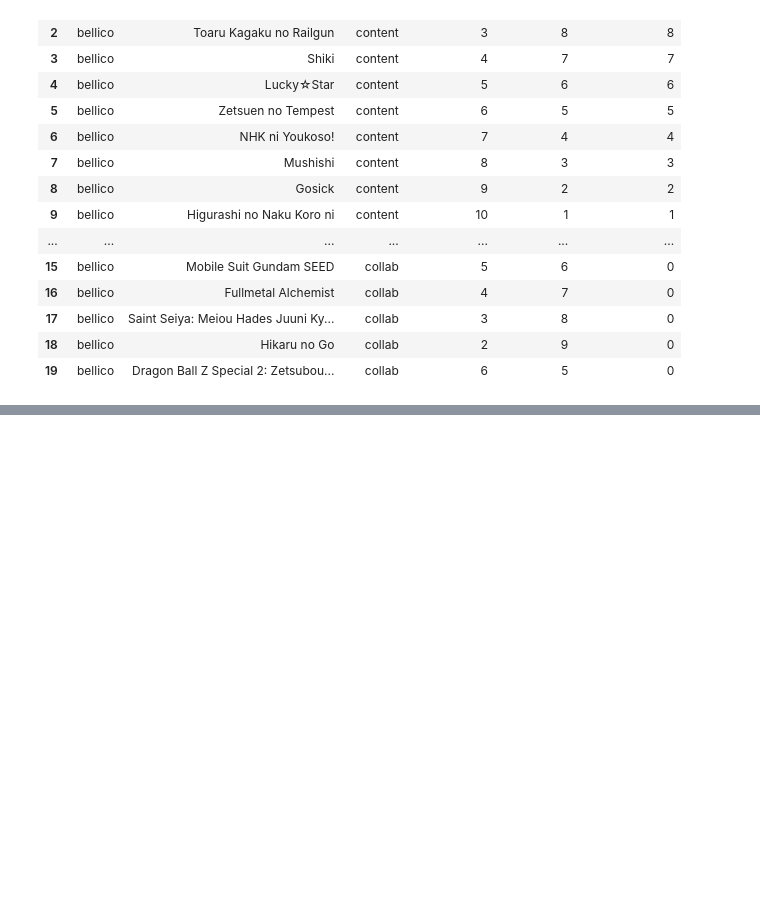
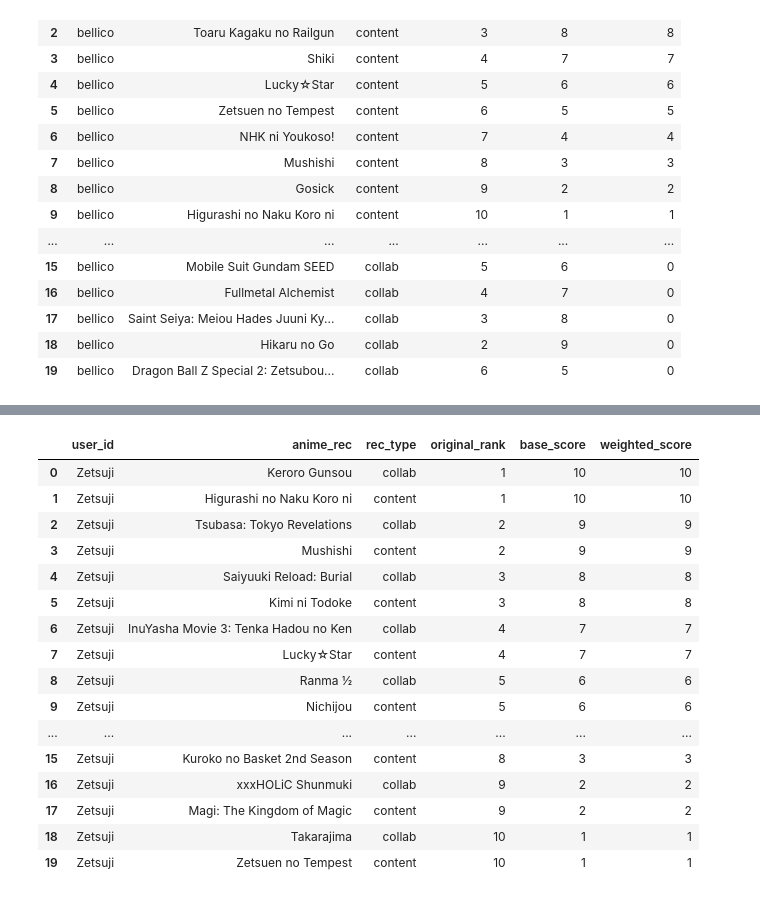
Before and after one commit to binh748/anime-recommender, a Jupyter notebook: notebooks/building_recommender.ipynb, the cells around one changed output, grey strips where cells are left out. Saved outputs shown, nothing was run; the diff lists cells and outputs as text; code cells hidden in the pictures; blank space fills up the shorter version.

```diff
--- a/notebooks/building_recommender.ipynb
+++ b/notebooks/building_recommender.ipynb
@@ -694,0 +504,5 @@ bellico_rec_score_df.sort_values('weighted_score', ascending=False, ignore_index
+# %%
+%%time
+zetsuji_recs, zetsuji_recs_df = rec.recommend('Zetsuji', user_anime_cosine_distances_content,
+                                              user_anime_cosine_distances_collab, user_score_df,
+                                              user_anime_history_df, anime_titles)
@@ -694,0 +525,20 @@ bellico_rec_score_df.sort_values('weighted_score', ascending=False, ignore_index
+# %%
+zetsuji_recs_df
+# %% [output]
+|  | user_id | anime_rec | rec_type | original_rank | base_score | weighted_score |
+| 0 | Zetsuji | Keroro Gunsou | collab | 1 | 10 | 10 |
+| 1 | Zetsuji | Higurashi no Naku Koro ni | content | 1 | 10 | 10 |
+| 2 | Zetsuji | Tsubasa: Tokyo Revelations | collab | 2 | 9 | 9 |
+| 3 | Zetsuji | Mushishi | content | 2 | 9 | 9 |
+| 4 | Zetsuji | Saiyuuki Reload: Burial | collab | 3 | 8 | 8 |
+| 5 | Zetsuji | Kimi ni Todoke | content | 3 | 8 | 8 |
+| 6 | Zetsuji | InuYasha Movie 3: Tenka Hadou no Ken | collab | 4 | 7 | 7 |
+| 7 | Zetsuji | Lucky☆Star | content | 4 | 7 | 7 |
+| 8 | Zetsuji | Ranma ½ | collab | 5 | 6 | 6 |
+| 9 | Zetsuji | Nichijou | content | 5 | 6 | 6 |
+| ... | ... | ... | ... | ... | ... | ... |
+| 15 | Zetsuji | Kuroko no Basket 2nd Season | content | 8 | 3 | 3 |
+| 16 | Zetsuji | xxxHOLiC Shunmuki | collab | 9 | 2 | 2 |
+| 17 | Zetsuji | Magi: The Kingdom of Magic | content | 9 | 2 | 2 |
+| 18 | Zetsuji | Takarajima | collab | 10 | 1 | 1 |
+| 19 | Zetsuji | Zetsuen no Tempest | content | 10 | 1 | 1 |
```
Also changed, not shown: parts of 44 cells of this notebook, 2 other files.
